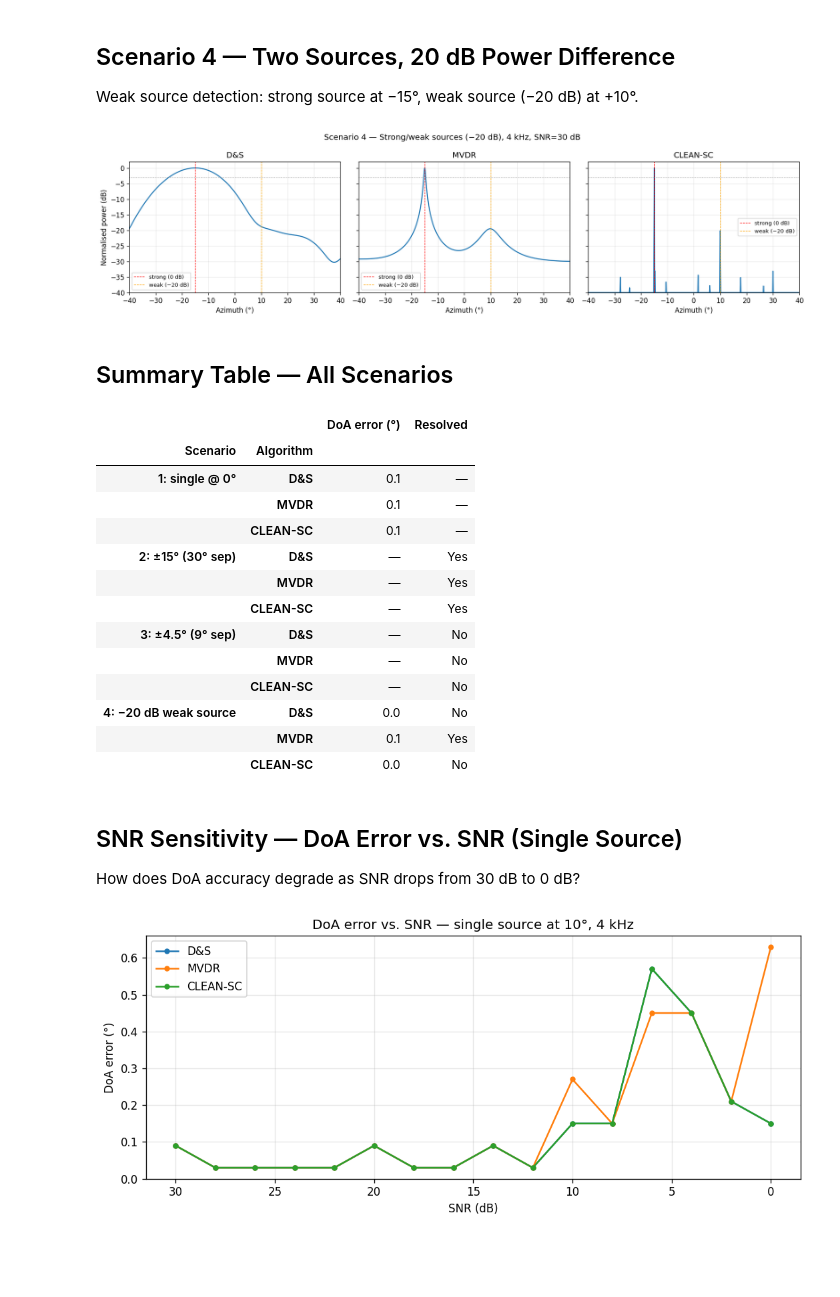
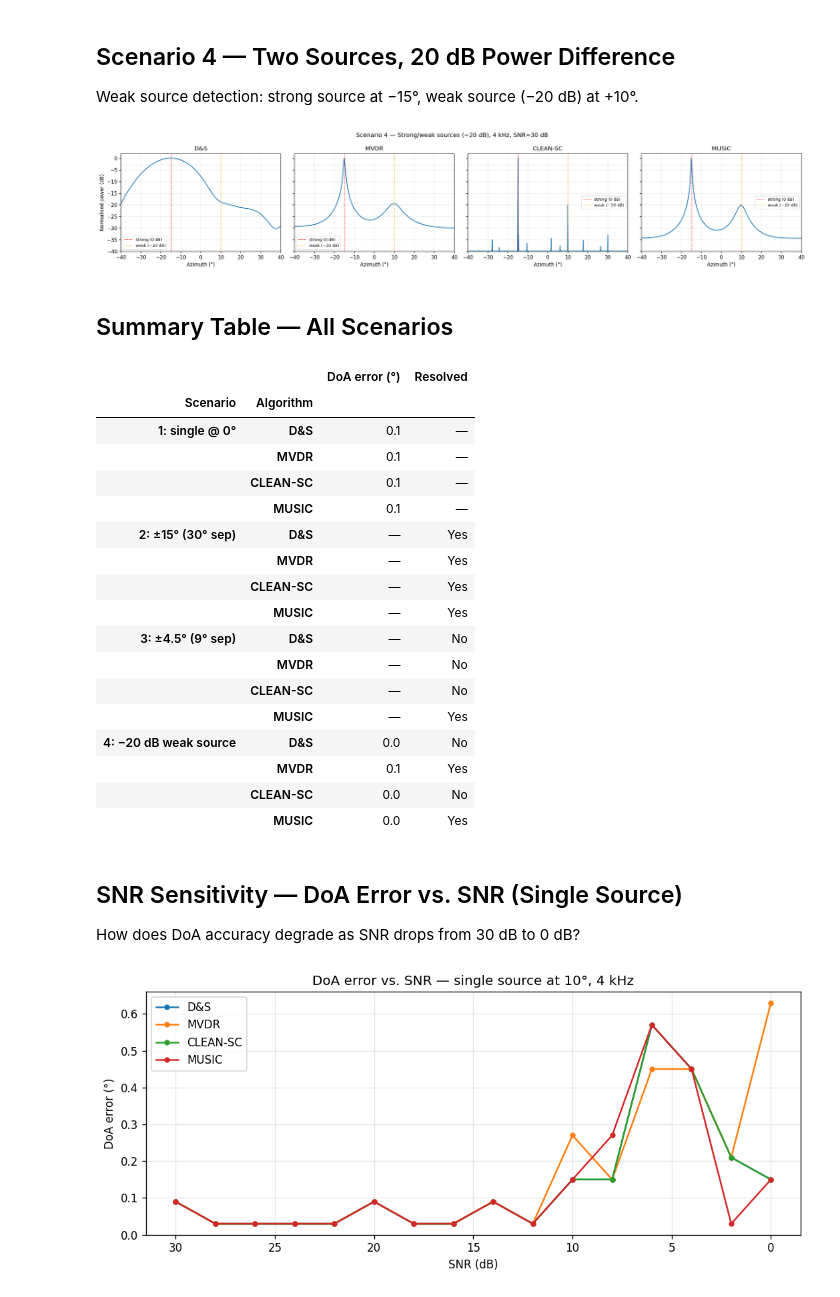
Before and after one commit to jduanen/Acoustic-Camera, a Jupyter notebook: notebooks/03_algorithms.ipynb, the cells around one changed output. Cells and saved outputs as stored; diff of their text form; code cells hidden in the pictures; blank space fills up the shorter version.

```diff
--- a/notebooks/03_algorithms.ipynb
+++ b/notebooks/03_algorithms.ipynb
@@ -233,11 +254,12 @@ R2a = make_csm(x_arr, y_arr, sources_2a, freq, snr_db=20)
 map_ds_2a    = beamform_ds(x_arr, y_arr, R2a, freq, az_grid)
 map_mvdr_2a  = beamform_mvdr(x_arr, y_arr, R2a, freq, az_grid)
 map_clean_2a = beamform_cleansc(x_arr, y_arr, R2a, freq, az_grid, n_iter=20)
+map_music_2a = beamform_music(x_arr, y_arr, R2a, freq, az_grid, n_sources=2)
 
-fig, axes = plt.subplots(1, 3, figsize=(15, 4), sharey=True)
+fig, axes = plt.subplots(1, 4, figsize=(20, 4), sharey=True)
 for ax, label, m in zip(axes,
-                         ['D&S', 'MVDR', 'CLEAN-SC'],
-                         [map_ds_2a, map_mvdr_2a, map_clean_2a]):
+                         ['D&S', 'MVDR', 'CLEAN-SC', 'MUSIC'],
+                         [map_ds_2a, map_mvdr_2a, map_clean_2a, map_music_2a]):
     ax.plot(az_grid, to_db(m))
     for az_true in [-15, 15]:
         ax.axvline(az_true, color='red', linestyle='--', linewidth=0.8)
@@ -268,11 +290,12 @@ R2b = make_csm(x_arr, y_arr, sources_2b, freq, snr_db=20)
 map_ds_2b    = beamform_ds(x_arr, y_arr, R2b, freq, az_grid)
 map_mvdr_2b  = beamform_mvdr(x_arr, y_arr, R2b, freq, az_grid)
 map_clean_2b = beamform_cleansc(x_arr, y_arr, R2b, freq, az_grid, n_iter=20)
+map_music_2b = beamform_music(x_arr, y_arr, R2b, freq, az_grid, n_sources=2)
 
-fig, axes = plt.subplots(1, 3, figsize=(15, 4), sharey=True)
+fig, axes = plt.subplots(1, 4, figsize=(20, 4), sharey=True)
 for ax, label, m in zip(axes,
-                         ['D&S', 'MVDR', 'CLEAN-SC'],
-                         [map_ds_2b, map_mvdr_2b, map_clean_2b]):
+                         ['D&S', 'MVDR', 'CLEAN-SC', 'MUSIC'],
+                         [map_ds_2b, map_mvdr_2b, map_clean_2b, map_music_2b]):
     ax.plot(az_grid, to_db(m))
     for az_true in [-sep/2, sep/2]:
         ax.axvline(az_true, color='red', linestyle='--', linewidth=0.8)
@@ -302,11 +325,12 @@ R_dyn = make_csm(x_arr, y_arr, sources_dyn, freq, snr_db=30)
 map_ds_dyn    = beamform_ds(x_arr, y_arr, R_dyn, freq, az_grid)
 map_mvdr_dyn  = beamform_mvdr(x_arr, y_arr, R_dyn, freq, az_grid)
 map_clean_dyn = beamform_cleansc(x_arr, y_arr, R_dyn, freq, az_grid, n_iter=30)
+map_music_dyn = beamform_music(x_arr, y_arr, R_dyn, freq, az_grid, n_sources=2)
 
-fig, axes = plt.subplots(1, 3, figsize=(15, 4), sharey=True)
+fig, axes = plt.subplots(1, 4, figsize=(20, 4), sharey=True)
 for ax, label, m in zip(axes,
-                         ['D&S', 'MVDR', 'CLEAN-SC'],
-                         [map_ds_dyn, map_mvdr_dyn, map_clean_dyn]):
+                         ['D&S', 'MVDR', 'CLEAN-SC', 'MUSIC'],
+                         [map_ds_dyn, map_mvdr_dyn, map_clean_dyn, map_music_dyn]):
     ax.plot(az_grid, to_db(m))
     ax.axvline(-15, color='red',    linestyle='--', linewidth=0.8, label='strong (0 dB)')
     ax.axvline( 10, color='orange', linestyle='--', linewidth=0.8, label=f'weak (−{dynamic_range_db:.0f} dB)')
@@ -323,7 +347,7 @@ plt.tight_layout()
 plt.savefig('algo_dynamic_range.png', dpi=150, bbox_inches='tight')
 plt.show()
 # %% [output]
-[figure, old version]
+[figure, new version]
 # %% [markdown]
 ## Summary Table — All Scenarios
 # %%
@@ -347,6 +371,7 @@ def two_source_resolved(m, az_grid, az1, az2, threshold_db=-3):
 
 
 # Recompute all scenarios so this cell runs independently of prior cells
+# Columns: scenario label, sources, snr_db, true_azs (for DoA error), resolve_pair, n_iter
 _scenarios = [
     ('1: single @ 0°',         [(0.0, 1.0)],                              20, [0.0],         None,           10),
     ('2: ±15° (30° sep)',       [(-15.0, 1.0), (15.0, 1.0)],              20, [-15.0, 15.0], (-15.0, 15.0),  20),
@@ -357,10 +382,12 @@ _scenarios = [
 rows = []
 for scenario, sources, snr, true_azs, resolve_pair, n_iter in _scenarios:
     R = make_csm(x_arr, y_arr, sources, freq, snr_db=snr)
+    n_src = len(sources)
     maps = {
         'D&S':      beamform_ds(x_arr, y_arr, R, freq, az_grid),
         'MVDR':     beamform_mvdr(x_arr, y_arr, R, freq, az_grid),
         'CLEAN-SC': beamform_cleansc(x_arr, y_arr, R, freq, az_grid, n_iter=n_iter),
+        'MUSIC':    beamform_music(x_arr, y_arr, R, freq, az_grid, n_sources=n_src),
     }
     for label, m in maps.items():
         err = round(doa_error(m, az_grid, true_azs[0]), 1) if len(true_azs) == 1 else '—'
@@ -378,43 +405,48 @@ pd.DataFrame(rows).set_index(['Scenario', 'Algorithm'])
 | 1: single @ 0° | D&S | 0.1 | — |
 |  | MVDR | 0.1 | — |
 |  | CLEAN-SC | 0.1 | — |
+|  | MUSIC | 0.1 | — |
 | 2: ±15° (30° sep) | D&S | — | Yes |
 |  | MVDR | — | Yes |
 |  | CLEAN-SC | — | Yes |
+|  | MUSIC | — | Yes |
 | 3: ±4.5° (9° sep) | D&S | — | No |
 |  | MVDR | — | No |
 |  | CLEAN-SC | — | No |
+|  | MUSIC | — | Yes |
 | 4: −20 dB weak source | D&S | 0.0 | No |
 |  | MVDR | 0.1 | Yes |
 |  | CLEAN-SC | 0.0 | No |
+|  | MUSIC | 0.0 | Yes |
 # %% [markdown]
 ## SNR Sensitivity — DoA Error vs. SNR (Single Source)
 
 How does DoA accuracy degrade as SNR drops from 30 dB to 0 dB?
 # %%
 snr_range = np.arange(0, 32, 2)
-results   = {name: [] for name in ['D&S', 'MVDR', 'CLEAN-SC']}
+results   = {name: [] for name in ['D&S', 'MVDR', 'CLEAN-SC', 'MUSIC']}
 
 for snr in snr_range:
     R_snr = make_csm(x_arr, y_arr, [(10.0, 1.0)], freq, snr_db=snr)
     for label, fn in [('D&S',     lambda R: beamform_ds(x_arr, y_arr, R, freq, az_grid)),
                       ('MVDR',    lambda R: beamform_mvdr(x_arr, y_arr, R, freq, az_grid)),
-                      ('CLEAN-SC',lambda R: beamform_cleansc(x_arr, y_arr, R, freq, az_grid))]:
+                      ('CLEAN-SC',lambda R: beamform_cleansc(x_arr, y_arr, R, freq, az_grid)),
+                      ('MUSIC',   lambda R: beamform_music(x_arr, y_arr, R, freq, az_grid, n_sources=1))]:
         m   = fn(R_snr)
         err = doa_error(m, az_grid, 10.0)
         results[label].append(err)
 
 fig, ax = plt.subplots(figsize=(9, 4))
 for label, errors in results.items():
     ax.plot(snr_range, errors, marker='o', markersize=4, label=label)
 ax.set_xlabel('SNR (dB)')
 ax.set_ylabel('DoA error (°)')
 ax.set_title(f'DoA error vs. SNR — single source at 10°, {freq//1000} kHz')
 ax.legend()
 ax.grid(True, alpha=0.3)
 ax.invert_xaxis()
 plt.tight_layout()
 plt.savefig('algo_snr_sweep.png', dpi=150, bbox_inches='tight')
 plt.show()
 # %% [output]
-[figure, old version]
+[figure, new version]
```
Also changed, not shown: parts of 5 cells of this notebook, 1 other file.
